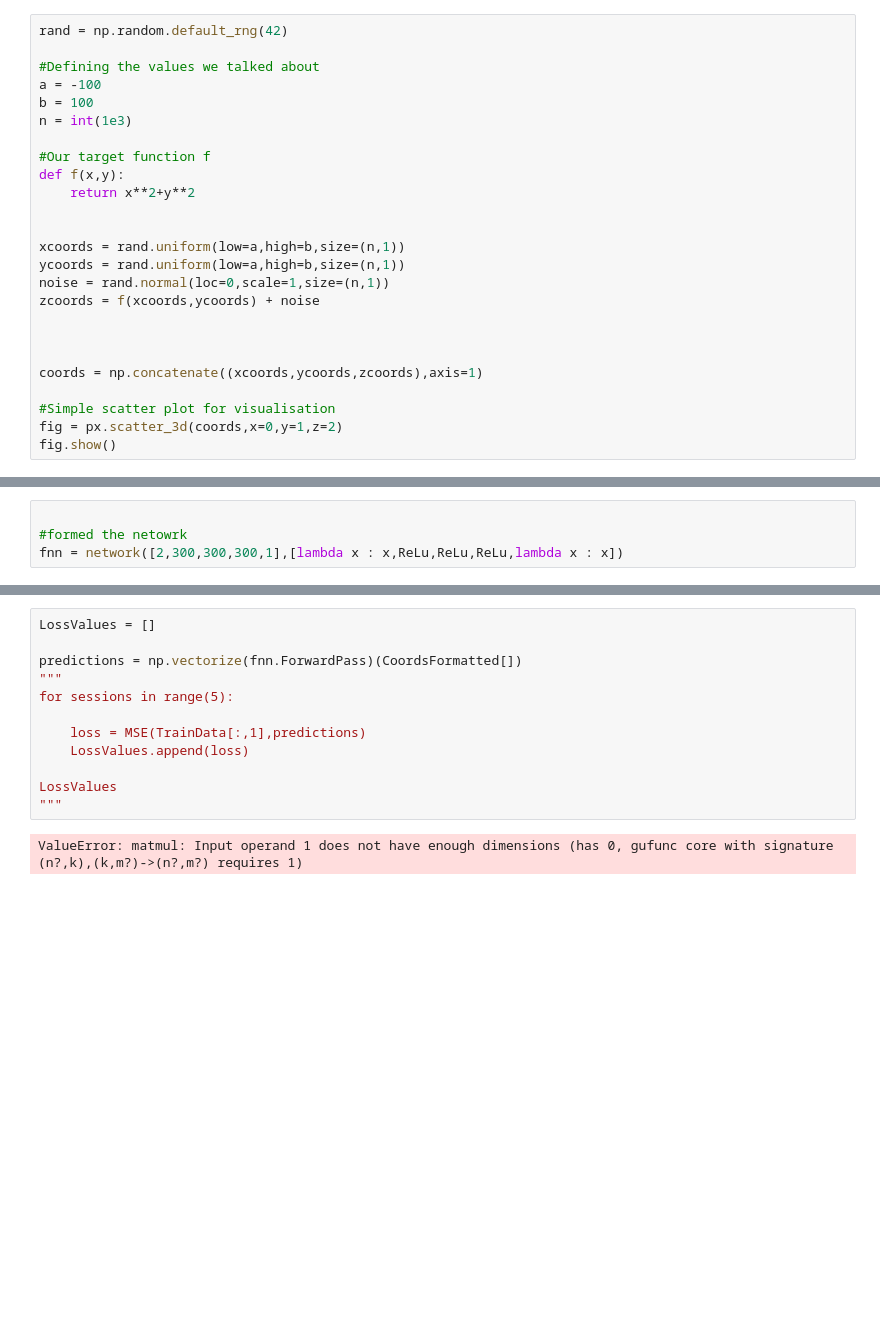
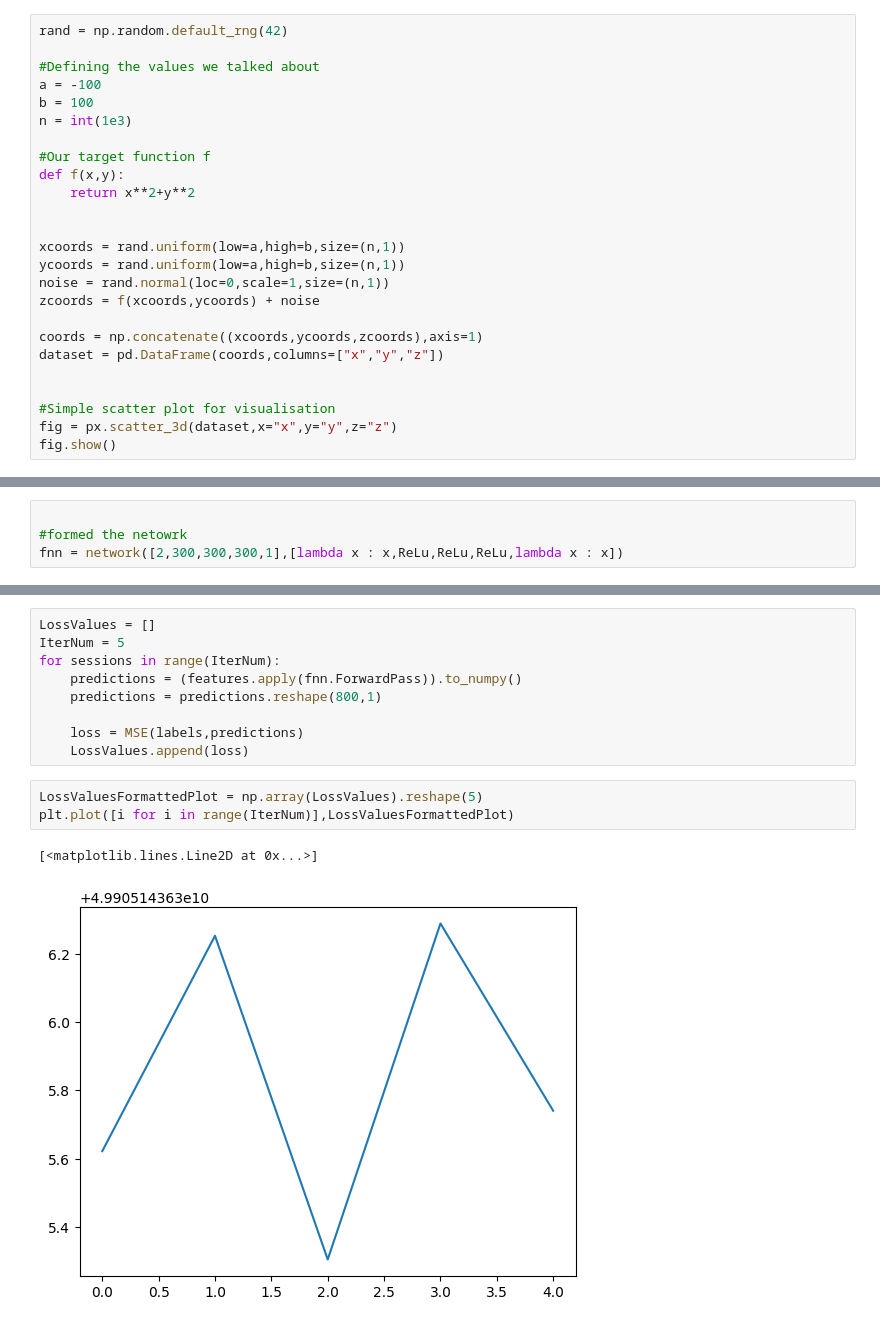
Before and after one commit to Arhy-hub/NeuralNet, a Jupyter notebook: NeuralNet.ipynb, the cells around one changed output, grey strips where cells are left out. Saved outputs shown, nothing was run; the diff lists cells and outputs as text; blank space fills up the shorter version.

```diff
--- a/NeuralNet.ipynb
+++ b/NeuralNet.ipynb
@@ -102,12 +103,12 @@ ycoords = rand.uniform(low=a,high=b,size=(n,1))
 noise = rand.normal(loc=0,scale=1,size=(n,1))
 zcoords = f(xcoords,ycoords) + noise
 
+coords = np.concatenate((xcoords,ycoords,zcoords),axis=1)
+dataset = pd.DataFrame(coords,columns=["x","y","z"])
 
 
-coords = np.concatenate((xcoords,ycoords,zcoords),axis=1)
-
 #Simple scatter plot for visualisation
-fig = px.scatter_3d(coords,x=0,y=1,z=2)
+fig = px.scatter_3d(dataset,x="x",y="y",z="z")
 fig.show()
 # %%
 def ReLu(x):
@@ -168,14 +173,15 @@ CoordsFormatted.shape
 # %%
 LossValues = []
+IterNum = 5
+for sessions in range(IterNum):
+    predictions = (features.apply(fnn.ForwardPass)).to_numpy()
+    predictions = predictions.reshape(800,1)
 
-predictions = np.vectorize(fnn.ForwardPass)(CoordsFormatted[])
-"""
-for sessions in range(5):
-
-    loss = MSE(TrainData[:,1],predictions)
+    loss = MSE(labels,predictions)
     LossValues.append(loss)
-
-LossValues
-"""
-# %% [output]
-ValueError: matmul: Input operand 1 does not have enough dimensions (has 0, gufunc core with signature (n?,k),(k,m?)->(n?,m?) requires 1)
+# %%
+LossValuesFormattedPlot = np.array(LossValues).reshape(5)
+plt.plot([i for i in range(IterNum)],LossValuesFormattedPlot)
+# %% [output]
+[<matplotlib.lines.Line2D at 0x...>]
+[figure, added]
```
Also changed, not shown: parts of 3 cells of this notebook.
